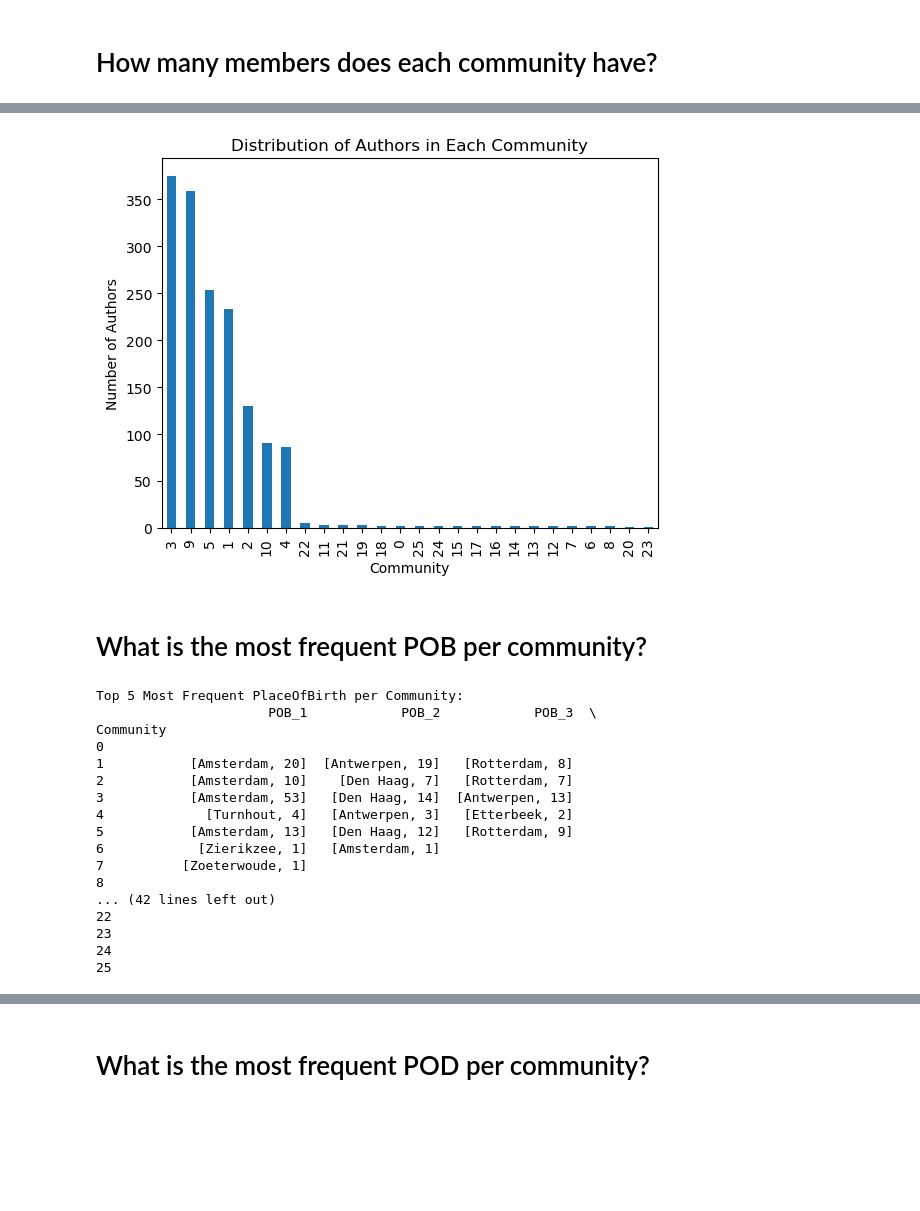
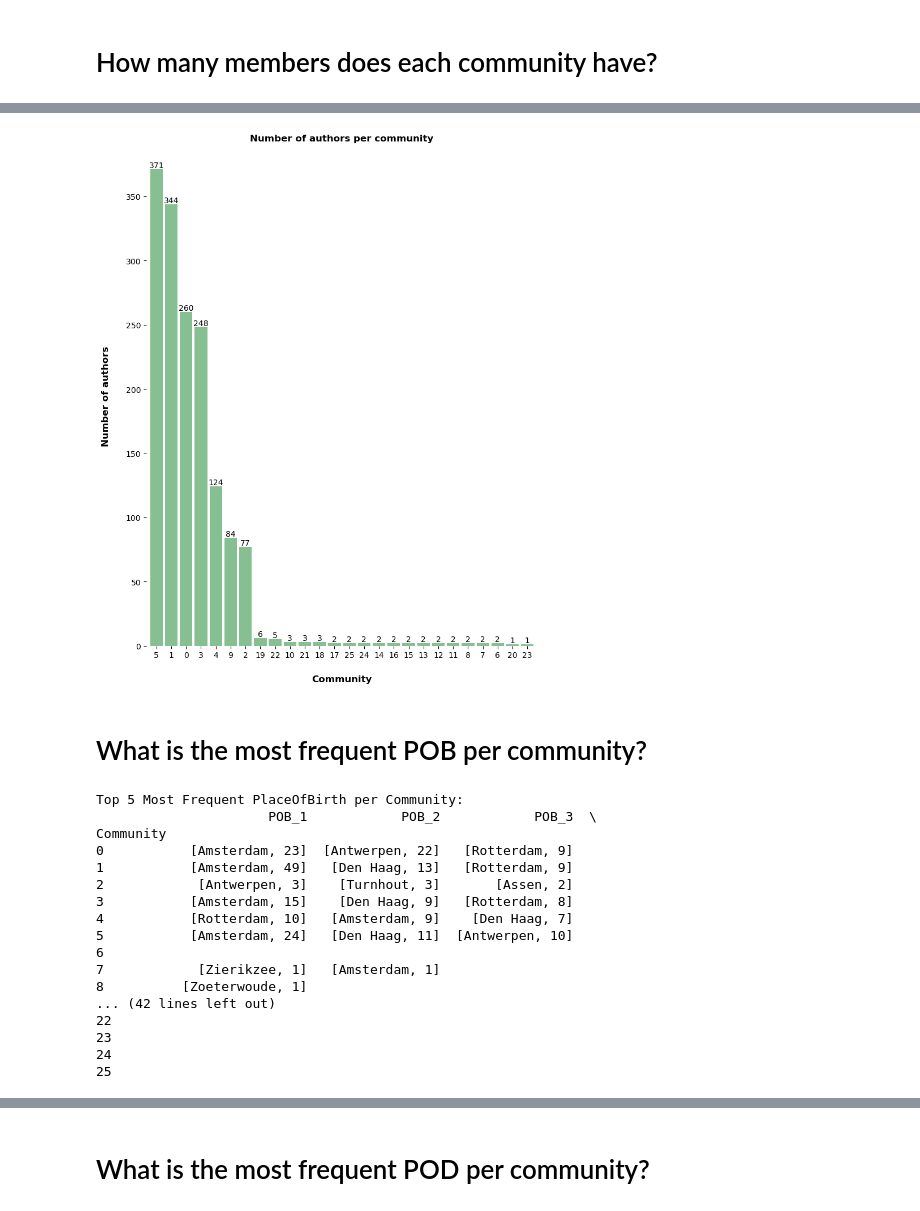
Before and after one commit to julienijs/Network_CCLAMP, a Jupyter notebook: CCLAMP_Network_Community_Detection.ipynb, the cells around one changed output, grey strips where cells are left out. Saved outputs shown, nothing was run; the diff lists cells and outputs as text; code cells hidden in the pictures; blank space fills up the shorter version.

```diff
--- a/CCLAMP_Network_Community_Detection.ipynb
+++ b/CCLAMP_Network_Community_Detection.ipynb
@@ -286,3 +288,5 @@ communities_df.head(10)
 communities_df.to_csv("CCLAMP_Network_Communities.txt", index=True, sep='\t', encoding='utf-8')
 # %% [markdown]
 # How many members does each community have?
+# %%
+communities_df = pd.read_csv("CCLAMP_Network_Communities.txt", sep="\t", encoding='utf-8')
@@ -289,18 +307,29 @@ communities_df.to_csv("CCLAMP_Network_Communities.txt", index=True, sep='\t', en
 # %%
 import matplotlib.pyplot as plt
 
-# Assuming your DataFrame is named communities_df
-communities_df['Community'].value_counts().plot(kind='bar')
+x = communities_df['Community'].value_counts()
 
-# Adding labels and title
-plt.xlabel('Community')
-plt.ylabel('Number of Authors')
-plt.title('Distribution of Authors in Each Community')
+ax = x.plot(kind="bar", figsize=(8, 10), color='#86bf91', zorder=2, width=0.85)
 
-# Display the plot
+# Despine
+ax.spines['right'].set_visible(False)
+ax.spines['top'].set_visible(False)
+ax.spines['left'].set_visible(False)
+ax.spines['bottom'].set_visible(False)
+
+# Labels and title
+ax.set_xlabel("Community", labelpad=20, weight='bold', size=12)
+ax.set_ylabel("Number of authors", labelpad=20, weight='bold', size=12)
+ax.set_title("Number of authors per community", size=12, weight='bold')
+
+plt.xticks(rotation=0)
+ax.bar_label(ax.containers[0])  # Add labels to the bars
+plt.tight_layout()  # Adjust layout
+ax.legend().set_visible(False)
+
 plt.show()
 # %% [output]
-[figure, old version]
+[figure, new version]
 # %% [markdown]
 # What is the most frequent POB per community?
 # %%
@@ -318,15 +347,15 @@ print(top_pob_per_community_df)
 Top 5 Most Frequent PlaceOfBirth per Community:
                       POB_1            POB_2            POB_3  \
 Community
-0
-1           [Amsterdam, 20]  [Antwerpen, 19]   [Rotterdam, 8]
-2           [Amsterdam, 10]    [Den Haag, 7]   [Rotterdam, 7]
-3           [Amsterdam, 53]   [Den Haag, 14]  [Antwerpen, 13]
-4             [Turnhout, 4]   [Antwerpen, 3]   [Etterbeek, 2]
-5           [Amsterdam, 13]   [Den Haag, 12]   [Rotterdam, 9]
-6            [Zierikzee, 1]   [Amsterdam, 1]
-7          [Zoeterwoude, 1]
-8
+0           [Amsterdam, 23]  [Antwerpen, 22]   [Rotterdam, 9]
+1           [Amsterdam, 49]   [Den Haag, 13]   [Rotterdam, 9]
+2            [Antwerpen, 3]    [Turnhout, 3]       [Assen, 2]
+3           [Amsterdam, 15]    [Den Haag, 9]   [Rotterdam, 8]
+4           [Rotterdam, 10]   [Amsterdam, 9]    [Den Haag, 7]
+5           [Amsterdam, 24]   [Den Haag, 11]  [Antwerpen, 10]
+6
+7            [Zierikzee, 1]   [Amsterdam, 1]
+8          [Zoeterwoude, 1]
 ... (42 lines left out)
 22
 23
```
Also changed, not shown: parts of 14 cells of this notebook.
